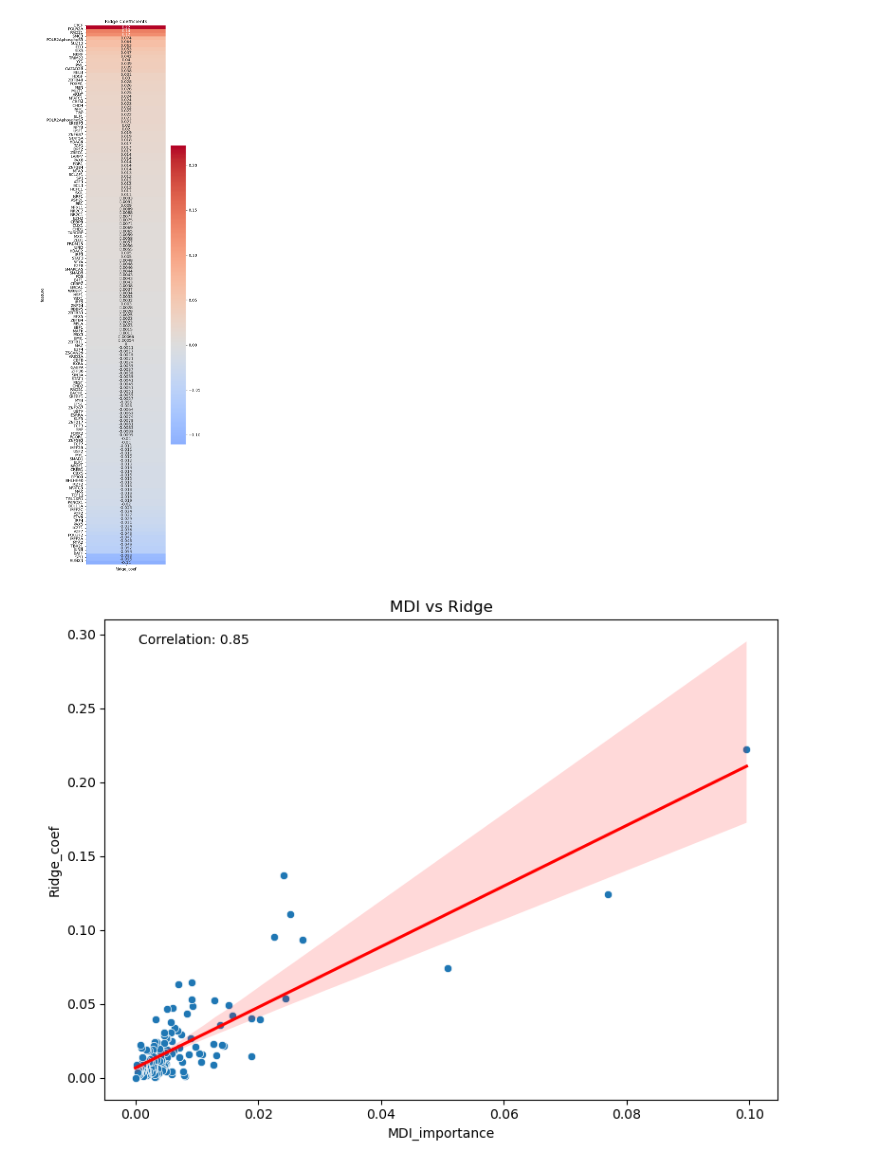
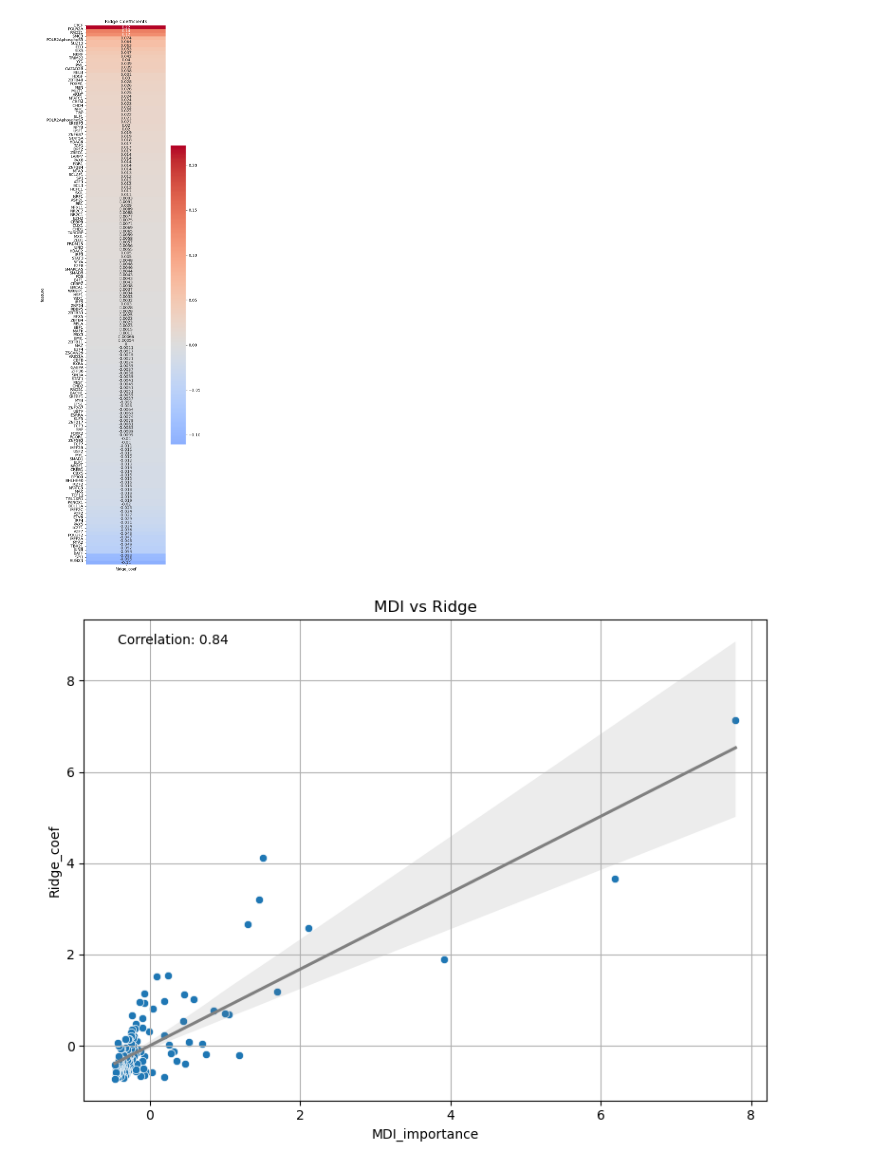
Before and after one commit to alankang25/ReModEx, a Jupyter notebook: scripts/Feature_analysis.ipynb, the cells around one changed output. Saved outputs shown, nothing was run; the diff lists cells and outputs as text; code cells hidden in the pictures.

```diff
--- a/scripts/Feature_analysis.ipynb
+++ b/scripts/Feature_analysis.ipynb
@@ -24,6 +24,13 @@ diff_peaks_column = 'BAFdep'                  # Differential peaks column name
 permutation = False                           # Set True to compute permutation importances
 threads = 8                                   # Number of parallel threads
 
+p_grid = {
+    'n_estimators': [50, 100, 200, 300],
+    'max_depth': [None, 10, 20],
+    'min_samples_split': [2, 5],
+    'min_samples_leaf': [1, 2]
+}
+
 # Create output directories
 os.makedirs(output_dir, exist_ok=True)
 os.makedirs(os.path.join(output_dir, 'overlap_beds'), exist_ok=True)
@@ -90,14 +127,17 @@ feat_df_rf = feat_df.copy()
 if fc_column in feat_df_rf.columns:
     feat_df_rf = feat_df_rf.drop(columns=[fc_column])
 
-# Balance the dataset
+# Undersample the dataset to balance classes
 if diff_peaks_column in feat_df_rf.columns:
-    pos_count = feat_df_rf[feat_df_rf[diff_peaks_column] == 1].shape[0]
-    zero_count = feat_df_rf[feat_df_rf[diff_peaks_column] == 0].shape[0]
-    if pos_count < zero_count:
-        feat_df_rf = feat_df_rf.sample(n=2 * pos_count, random_state=3, replace=True)
+    pos_samples = feat_df_rf[feat_df_rf[diff_peaks_column] == 1]
+    neg_samples = feat_df_rf[feat_df_rf[diff_peaks_column] == 0]
+
+    if len(pos_samples) > len(neg_samples):
+        pos_samples = pos_samples.sample(len(neg_samples), random_state=3)
     else:
-        feat_df_rf = feat_df_rf.sample(n=2 * zero_count, random_state=3, replace=True)
+        neg_samples = neg_samples.sample(len(pos_samples), random_state=3)
+
+    feat_df_rf = pd.concat([pos_samples, neg_samples]).reset_index(drop=True)
 
 X = feat_df_rf.drop(columns=[diff_peaks_column])
 y = feat_df_rf[diff_peaks_column]
@@ -109,12 +149,7 @@ X_val, X_test, y_val, y_test = train_test_split(
     X_temp, y_temp, test_size=0.5, random_state=3, stratify=y_temp)
 
 # Hyperparameter tuning
-param_grid = {
-    'n_estimators': [50, 100, 200, 300],
-    'max_depth': [None, 10, 20],
-    'min_samples_split': [2, 5],
-    'min_samples_leaf': [1, 2]
-}
+param_grid = p_grid
 best_score = 0
 best_params = None
 for params in ParameterGrid(param_grid):
@@ -249,23 +284,26 @@ plt.show()
 # %%
 # Correlation between MDI and Ridge
 merged = fi_df.merge(ridge_imp[['feature','Ridge_coef']], on='feature')
 
 merged['Ridge_coef'] = merged['Ridge_coef'].abs()  # Use absolute values for correlation
 
-#standard scale
-"""scaler = StandardScaler()
+# Standard scale to scale across samples and fit to normal distribution
+scaler = StandardScaler(
+    with_mean=True, with_std=True
+)
 merged['MDI_importance'] = scaler.fit_transform(merged[['MDI_importance']])
-merged['Ridge_coef'] = scaler.fit_transform(merged[['Ridge_coef']])"""
+merged['Ridge_coef'] = scaler.fit_transform(merged[['Ridge_coef']])
 
 plt.figure(figsize=(8,6))
 sns.scatterplot(x='MDI_importance', y=merged['Ridge_coef'], data=merged)
-corr = merged['MDI_importance'].corr(merged['Ridge_coef'])
+corr = merged['MDI_importance'].corr(merged['Ridge_coef'], method='pearson') # Pearson correlation best for linear relationships w/ normal distribution
 plt.text(0.05,0.95,f'Correlation: {corr:.2f}', transform=plt.gca().transAxes)
 plt.xlabel('MDI Importance'); plt.ylabel('|Ridge_coef|')
 plt.title('MDI vs Ridge')
+plt.grid(True)
 plt.tight_layout()
 # Fit a line
-sns.regplot(x='MDI_importance', y=merged['Ridge_coef'].abs(), data=merged, scatter=False, color='red')
+sns.regplot(x='MDI_importance', y=merged['Ridge_coef'], data=merged, scatter=False, color='grey')
 plt.show()
 # %% [output]
-[figure, old version]
+[figure, new version]
```
Also changed, not shown: parts of 5 cells of this notebook, 3 other files.
